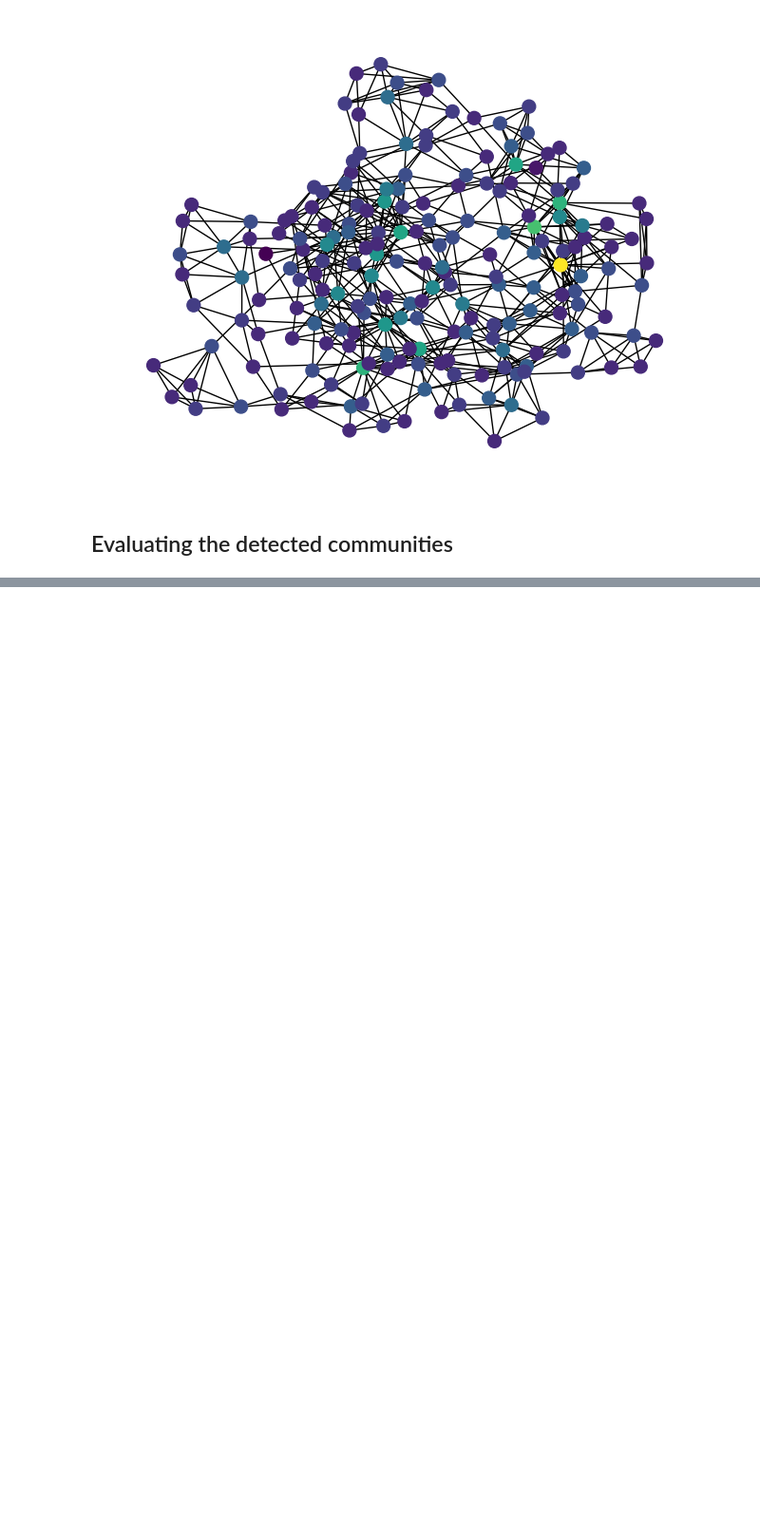
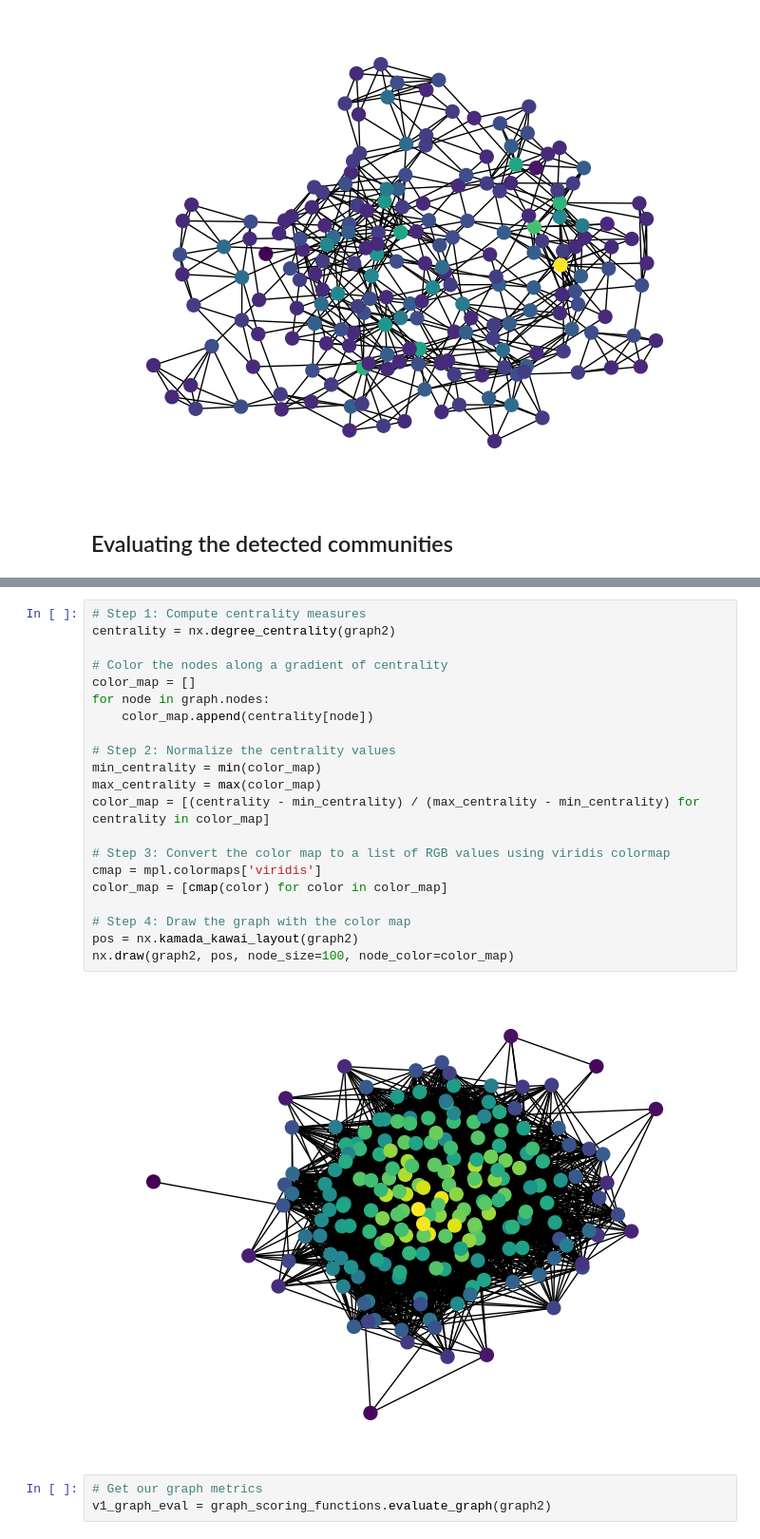
Before and after one commit to lukas-al/dissertation_rag, a Jupyter notebook: notebooks/eval_dev.ipynb, the cells around one changed output, grey strips where cells are left out. Shown at 95% size. Drawn from its saved outputs; the diff is of its cells as text; blank space fills up the shorter version.

```diff
--- a/notebooks/eval_dev.ipynb
+++ b/notebooks/eval_dev.ipynb
@@ -165,0 +259,26 @@ for com_nodes in community_node_list:
+# %%
+# Step 1: Compute centrality measures
+centrality = nx.degree_centrality(graph2)
+
+# Color the nodes along a gradient of centrality
+color_map = []
+for node in graph.nodes:
+    color_map.append(centrality[node])
+
+# Step 2: Normalize the centrality values
+min_centrality = min(color_map)
+max_centrality = max(color_map)
+color_map = [(centrality - min_centrality) / (max_centrality - min_centrality) for centrality in color_map]
+
+# Step 3: Convert the color map to a list of RGB values using viridis colormap
+cmap = mpl.colormaps['viridis']
+color_map = [cmap(color) for color in color_map]
+
+# Step 4: Draw the graph with the color map
+pos = nx.kamada_kawai_layout(graph2)
+nx.draw(graph2, pos, node_size=100, node_color=color_map)
+# %% [output]
+[figure, added]
+# %%
+# Get our graph metrics
+v1_graph_eval = graph_scoring_functions.evaluate_graph(graph2)
```
Also changed, not shown: parts of 14 cells of this notebook, 11 other files.
